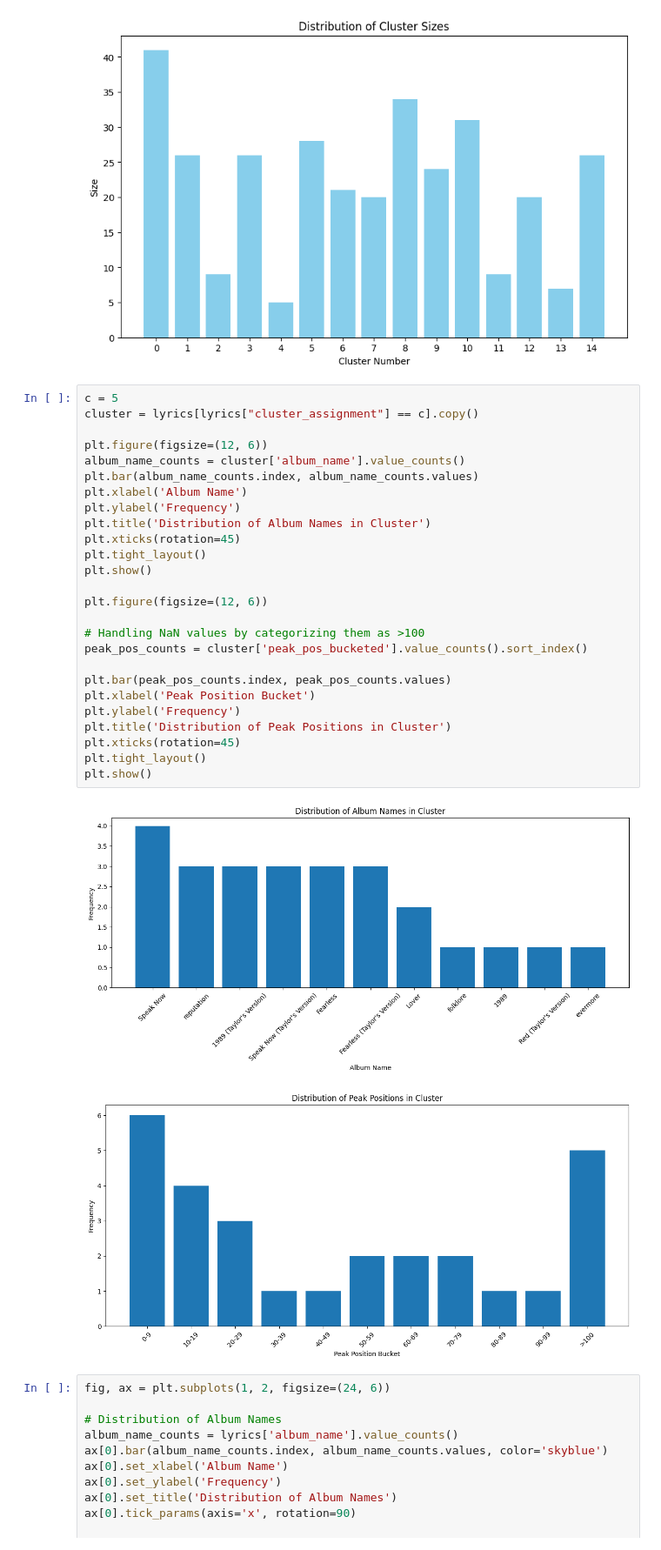
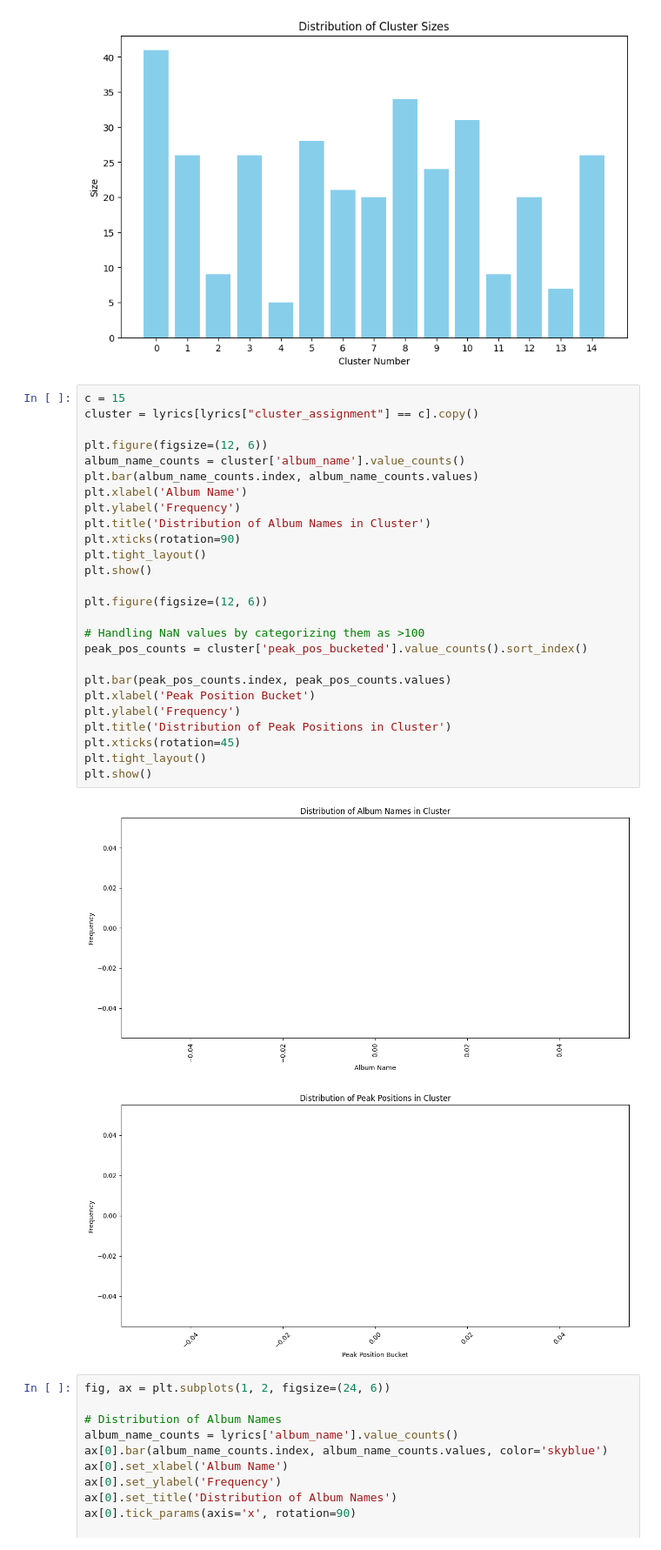
Before and after one commit to alexkato29/Taylor-Swift-Music-Analysis, a Jupyter notebook: Language/lyric_embeddings.ipynb, the cells around one changed output. Shown: that part at 87% size. Drawn from its saved outputs; the diff is of its cells as text.

```diff
--- a/Language/lyric_embeddings.ipynb
+++ b/Language/lyric_embeddings.ipynb
@@ -192,34 +192,34 @@ Cluster 13: 7 members (2.14%)
 Cluster 14: 26 members (7.95%)
 [figure]
 # %%
-c = 5
+c = 15
 cluster = lyrics[lyrics["cluster_assignment"] == c].copy()
 
 plt.figure(figsize=(12, 6))
 album_name_counts = cluster['album_name'].value_counts()
 plt.bar(album_name_counts.index, album_name_counts.values)
 plt.xlabel('Album Name')
 plt.ylabel('Frequency')
 plt.title('Distribution of Album Names in Cluster')
-plt.xticks(rotation=45)
+plt.xticks(rotation=90)
 plt.tight_layout()
 plt.show()
 
 plt.figure(figsize=(12, 6))
 
 # Handling NaN values by categorizing them as >100
 peak_pos_counts = cluster['peak_pos_bucketed'].value_counts().sort_index()
 
 plt.bar(peak_pos_counts.index, peak_pos_counts.values)
 plt.xlabel('Peak Position Bucket')
 plt.ylabel('Frequency')
 plt.title('Distribution of Peak Positions in Cluster')
 plt.xticks(rotation=45)
 plt.tight_layout()
 plt.show()
 # %% [output]
-[figure, old version]
+[figure, new version]
-[figure, old version]
+[figure, new version]
 # %%
 fig, ax = plt.subplots(1, 2, figsize=(24, 6))
 
```
Also changed, not shown: parts of 3 cells of this notebook.
